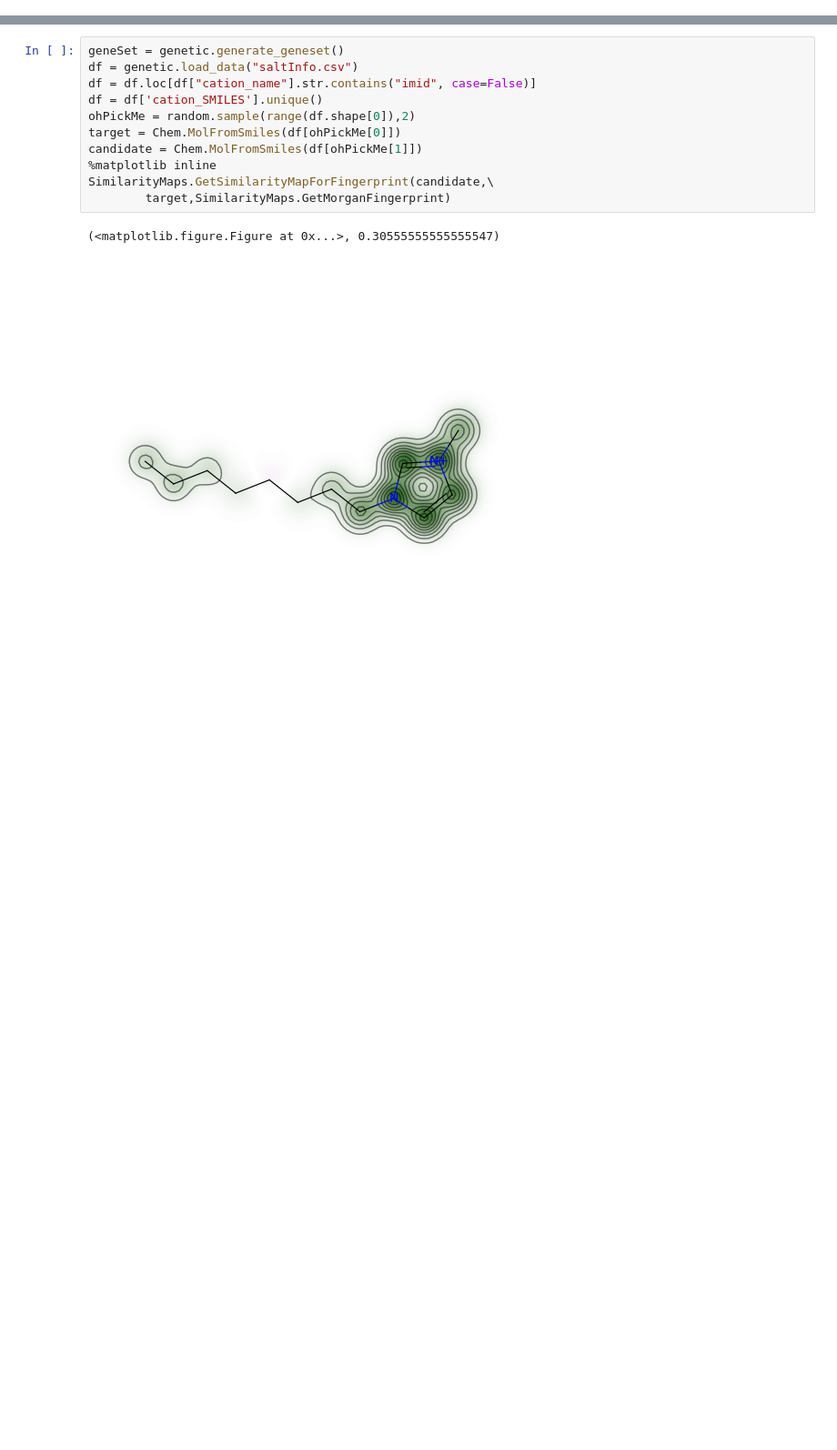
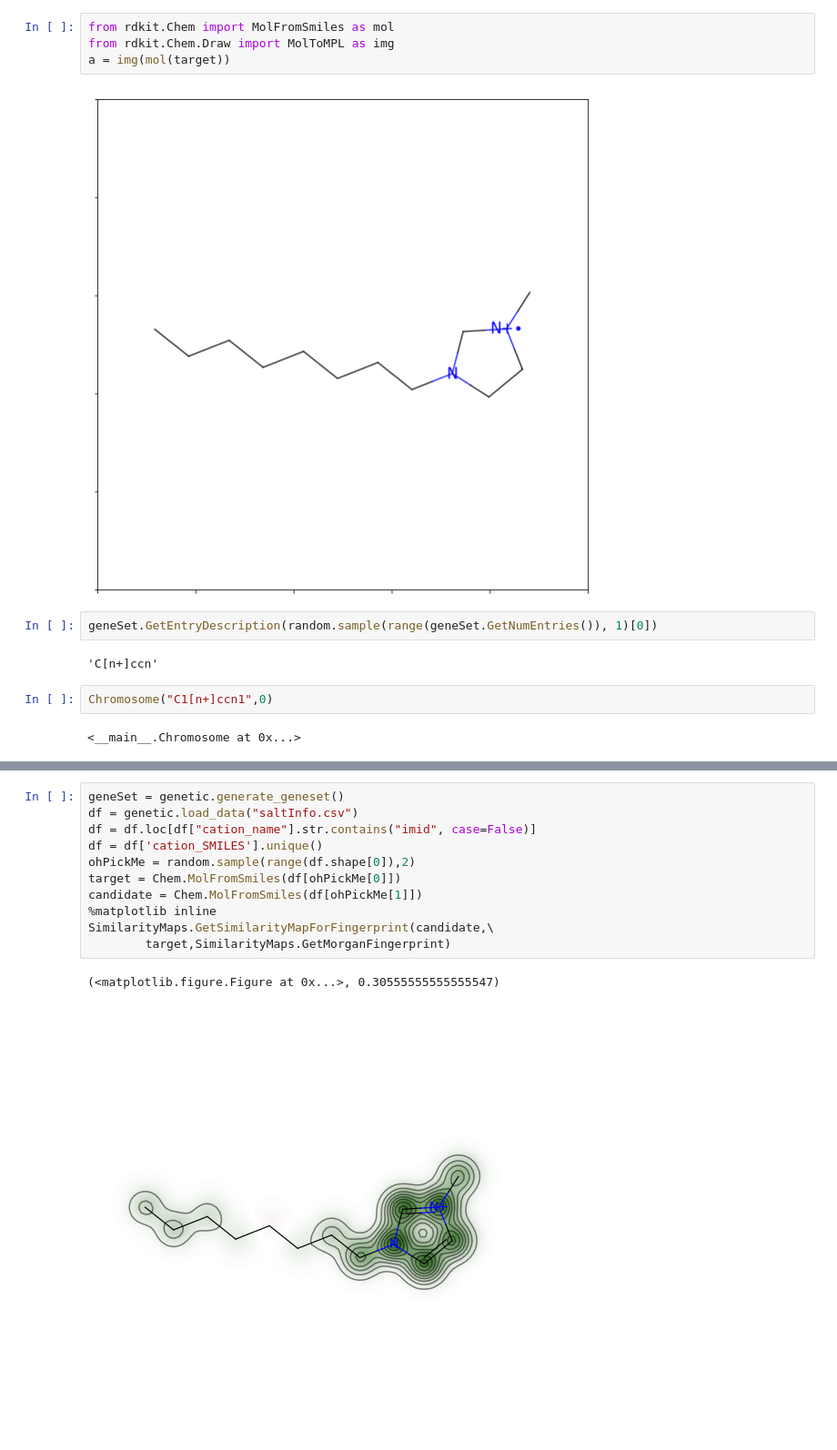
Before and after one commit to wesleybeckner/gains, a Jupyter notebook: scripts/gains_prototype.ipynb, the cells around one changed output, grey strips where cells are left out. Shown at 91% size. Cells and saved outputs as stored; diff of their text form; blank space fills up the shorter version.

```diff
--- a/scripts/gains_prototype.ipynb
+++ b/scripts/gains_prototype.ipynb
@@ -107,0 +479,14 @@ CCCCCCN1C=C[N+](=C1)C   0.9940026576472897      starting structure
+# %%
+from rdkit.Chem import MolFromSmiles as mol
+from rdkit.Chem.Draw import MolToMPL as img
+a = img(mol(target))
+# %% [output]
+[figure, added]
+# %%
+geneSet.GetEntryDescription(random.sample(range(geneSet.GetNumEntries()), 1)[0])
+# %% [output]
+'C[n+]ccn'
+# %%
+Chromosome("C1[n+]ccn1",0)
+# %% [output]
+<__main__.Chromosome at 0x...>
```
Also changed, not shown: parts of 10 cells of this notebook, 18 other files.
